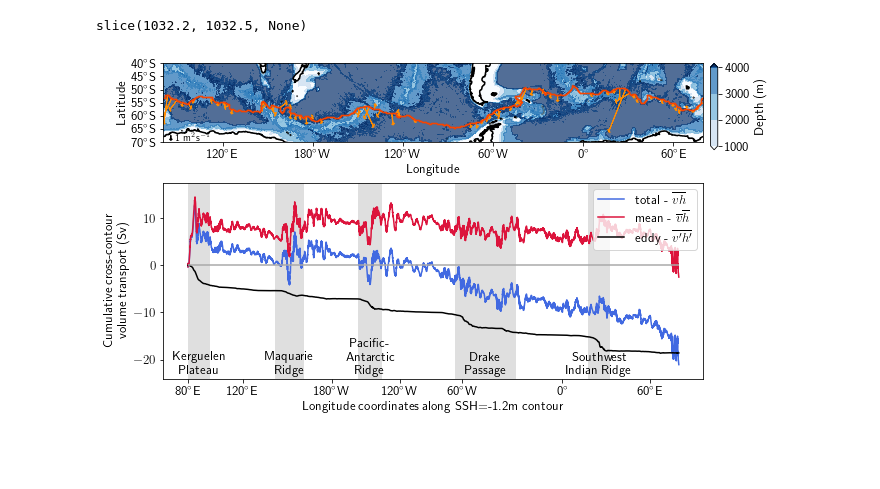
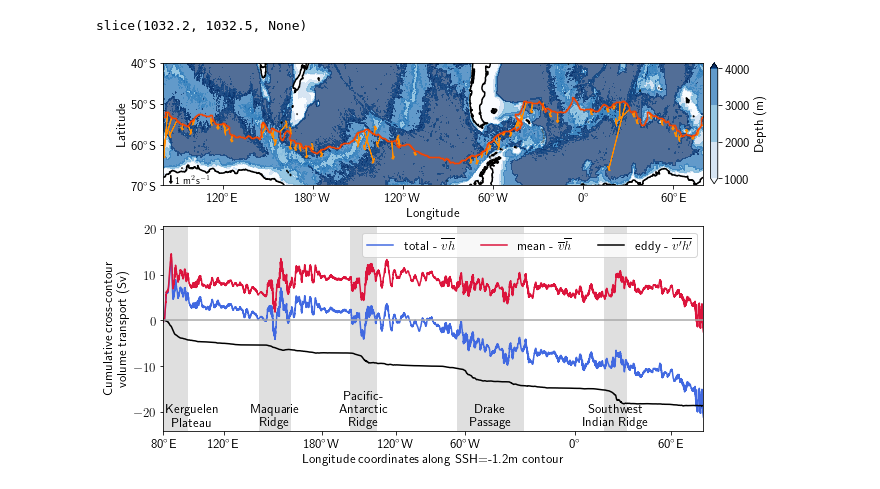
Before and after one commit to claireyung/Topographic_Hotspots_Upwelling-Paper_Code, a Jupyter notebook: Figure_Code/paper/Fig6-upwelling.ipynb, the cells around one changed output. Saved outputs shown, nothing was run; the diff lists cells and outputs as text; code cells hidden in the pictures; blank space fills up the shorter version.

```diff
--- a/Figure_Code/paper/Fig6-upwelling.ipynb
+++ b/Figure_Code/paper/Fig6-upwelling.ipynb
@@ -296,7 +292,7 @@ plt.rc('text', usetex=True)
 plt.rcParams.update({'font.size': 13})
 # %%
 rhoslice = slice(1032.2,1032.5)
-fig,axes = plt.subplots(2,1,figsize = (10,6), gridspec_kw={'height_ratios': [1, 2.5]})
+fig,axes = plt.subplots(2,1,figsize = (10,7), gridspec_kw={'height_ratios': [1.5, 2.5]})
 p1 = ht.plot.contourf(ax =axes[0],levels = [1000,2000,3000,4000], cmap = 'Blues', alpha = 0.7, add_colorbar = False)
 
 for j in np.arange(29):
@@ -336,43 +332,45 @@ mask.plot.contour(ax = axes[0], levels = [0.5],colors = 'k')
 X = np.arange(-240,100,60)
 axes[0].set_xticks(X)
 axes[0].set_xticklabels(('120$^\circ$E','180$^\circ$W','120$^\circ$W','60$^\circ$W','0$^\circ$','60$^\circ$E'));
-Y = np.arange(-70,-35,5)
+Y = np.arange(-70,-35,10)
 axes[0].set_yticks(Y)
-axes[0].set_yticklabels(('70$^\circ$S','65$^\circ$S','60$^\circ$S','55$^\circ$S','50$^\circ$S','45$^\circ$S','40$^\circ$S'));
+axes[0].set_yticklabels(('70$^\circ$S','60$^\circ$S','50$^\circ$S','40$^\circ$S'));
 
 axes[0].set_ylim(-70,-40)
 axes[0].set_xlim(-280,80)
 axes[0].set_xlabel('Longitude')
 axes[0].set_ylabel('Latitude')
 
 fig.subplots_adjust(bottom = 0.15, right = 0.9)
 
-cbar_ax = fig.add_axes([0.91, 0.68, 0.01, 0.2])
+cbar_ax = fig.add_axes([0.91, 0.64, 0.01, 0.24])
 plt.colorbar(p1, cax=cbar_ax)
 cbar_ax.set_ylabel('Depth (m)')
 cbar_ax.set_yticklabels(('1000','2000','3000','4000'));
 
 axes[1].plot(distance, total/1e6, label = 'total - $\overline{vh}$',color = 'royalblue')
 axes[1].plot(distance, mean/1e6,label = 'mean - $\overline{v}\overline{h}$',color = 'crimson')
 #plt.scatter(distance_start,np.zeros(5))
 #plt.scatter(distance_end,np.zeros(5))
 #plt.hlines(np.zeros(5)+total.values[-1]/1e6,distance_start,distance_end, color = 'grey')
-axes[1].bar(distance_start,mean.max().values/1e6-total.values[-1]/1e6+6, width = distance_end-distance_start, align = 'edge',
+axes[1].bar(distance_start,mean.max().values/1e6-total.values[-1]/1e6+9, width = distance_end-distance_start, align = 'edge',
        color = 'grey',alpha = 0.25, bottom = total.values[-1]/1e6-3)
 axes[1].set_xticks(distance.values[distance_indices.astype(int)[:-1]])
 axes[1].set_xticklabels(('80$^\circ$E','120$^\circ$E','180$^\circ$W','120$^\circ$W','60$^\circ$W','0$^\circ$','60$^\circ$E'));
 axes[1].plot(distance, eddy/1e6,label = 'eddy - $\overline{v\'h\'}$',color = 'k')
 axes[1].hlines(0,0,distance.values[-1], color = 'darkgrey')
 axes[1].set_ylabel('Cumulative cross-contour \n volume transport (Sv) ')
 axes[1].set_xlabel('Longitude coordinates along SSH=-1.2m contour')
-axes[1].legend(loc='upper right')
-axes[1].set_ylim(total.values[-1]/1e6-3,mean.max().values/1e6+3)
-for i in np.arange(5):
+axes[1].legend(loc='upper right', ncol = 3)
+axes[1].set_ylim(total.values[-1]/1e6-3,mean.max().values/1e6+6)
+for i in np.arange(4):
     hotspot = ['Maquarie \n Ridge', 'Pacific- \n Antarctic\n Ridge',
-              'Drake \n Passage', 'Southwest \n Indian Ridge','Kerguelen \n Plateau'][i]
+              'Drake \n Passage', 'Southwest \n Indian Ridge'][i]
     axes[1].text(distance_start[i]+(distance_end[i]-distance_start[i])/2, -23, hotspot, ha = 'center')
+axes[1].text(distance_start[4]+(distance_end[4]-distance_start[4])/2 +0.9, -23, 'Kerguelen \nPlateau', ha = 'center')
 
-fig.subplots_adjust(bottom = 0.15, left = 0.15,hspace = 0.3)
+axes[1].set_xlim(0,distance.values[-1])
+fig.subplots_adjust(bottom = 0.15, left = 0.15,hspace = 0.25)
 fig.savefig('Fig6-upwelling_cumsum.png',dpi = 400)
 # %% [output]
-[figure, old version]
+[figure, new version]
```
Also changed, not shown: parts of 3 cells of this notebook, 18 other files.
